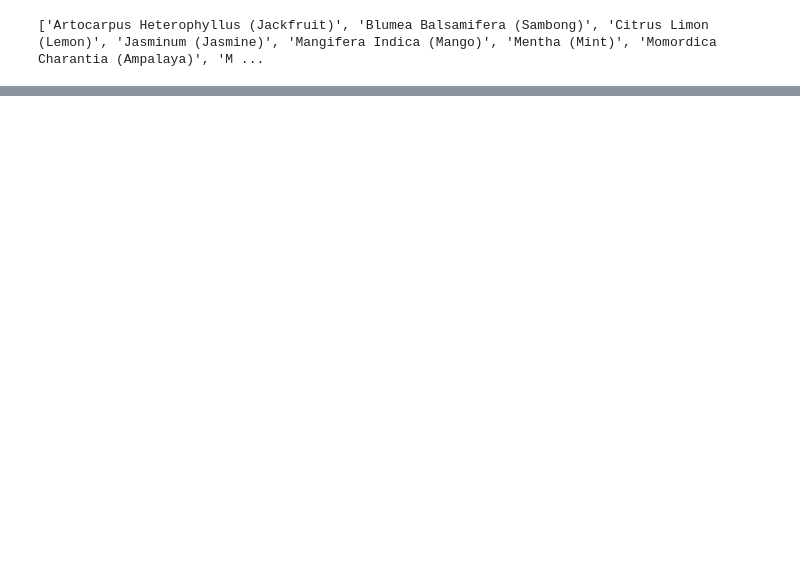
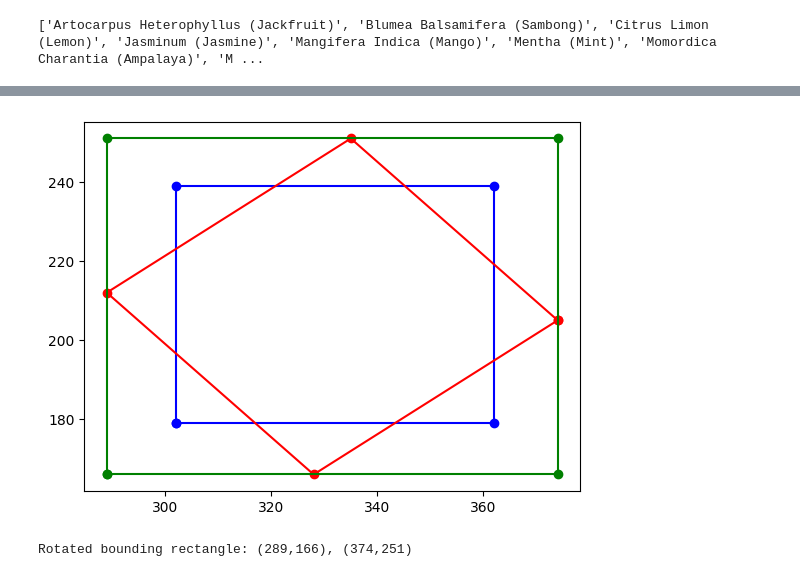
Before and after one commit to alaricespina/CPE124_E01_2Q2324_GROUP_1_SERVICE_LEARNING_REPOSITORY, a Jupyter notebook: Plant Classification Models/DatasetCreator.ipynb, the cells around one changed output, grey strips where cells are left out. Saved outputs shown, nothing was run; the diff lists cells and outputs as text; code cells hidden in the pictures; blank space fills up the shorter version.

```diff
--- a/Plant Classification Models/DatasetCreator.ipynb
+++ b/Plant Classification Models/DatasetCreator.ipynb
@@ -422,0 +265,63 @@ X.to_csv("Full Dataset Annotations.csv")
+# %%
+import numpy as np
+from numpy import sin, cos, sqrt, pi
+import math
+import matplotlib.pyplot as plt
+
+center = (332, 209)
+width = 30
+height = 30
+degrees = 130
+
+# topleft
+pt1 = [center[0] - width, center[1] - height]
+# btmleft
+pt2 = [center[0] - width, center[1] + height]
+# btmright
+pt3 = [center[0] + width, center[1] + height]
+# topright
+pt4 = [center[0] + width, center[1] - height]
+
+def rotate(origin, point, angle):
+    """
+    Rotate a point counterclockwise by a given angle around a given origin.
+    The angle should be given in radians.
+
+    modified from answer here: https://stackoverflow.com/questions/34372480/rotate-point-about-another-point-in-degrees-python
+    """
+    ox, oy = origin
+    px, py = point
+
+    qx = ox + math.cos(angle) * (px - ox) - math.sin(angle) * (py - oy)
+    qy = oy + math.sin(angle) * (px - ox) + math.cos(angle) * (py - oy)
+    return int(qx), int(qy)
+
+rectangle = [pt1, pt2, pt3, pt4, pt1]
+
+rectangle_rotated = [rotate(center, pt,  math.radians(degrees)) for pt in rectangle]
+
+rectangle = np.array(rectangle)
+rectangle_rotated = np.array(rectangle_rotated)
+
+# these are what you need
+x_min, y_min = np.min(rectangle_rotated,axis=0)
+x_max, y_max = np.max(rectangle_rotated,axis=0)
+
+# create bounding rect points
+pt1 = [x_min, y_min]
+pt2 = [x_min, y_max]
+pt3 = [x_max, y_max]
+pt4 = [x_max, y_min ]
+
+rectangle_bounding = [pt1, pt2, pt3, pt4, pt1]
+
+# plot input rectangle in blue, rotated in red, bounding in green
+plt.plot(np.array(rectangle)[:,0], np.array(rectangle)[:,1], "bo-")
+plt.plot(np.array(rectangle_rotated)[:,0], np.array(rectangle_rotated)[:,1], "ro-")
+plt.plot(np.array(rectangle_bounding)[:,0], np.array(rectangle_bounding)[:,1], "go-")
+plt.show()
+
+print(f"Rotated bounding rectangle: ({x_min},{y_min}), ({x_max},{y_max})")
+# %% [output]
+[figure, added]
+Rotated bounding rectangle: (289,166), (374,251)
```
Also changed, not shown: parts of 12 cells of this notebook, 18 other files.
